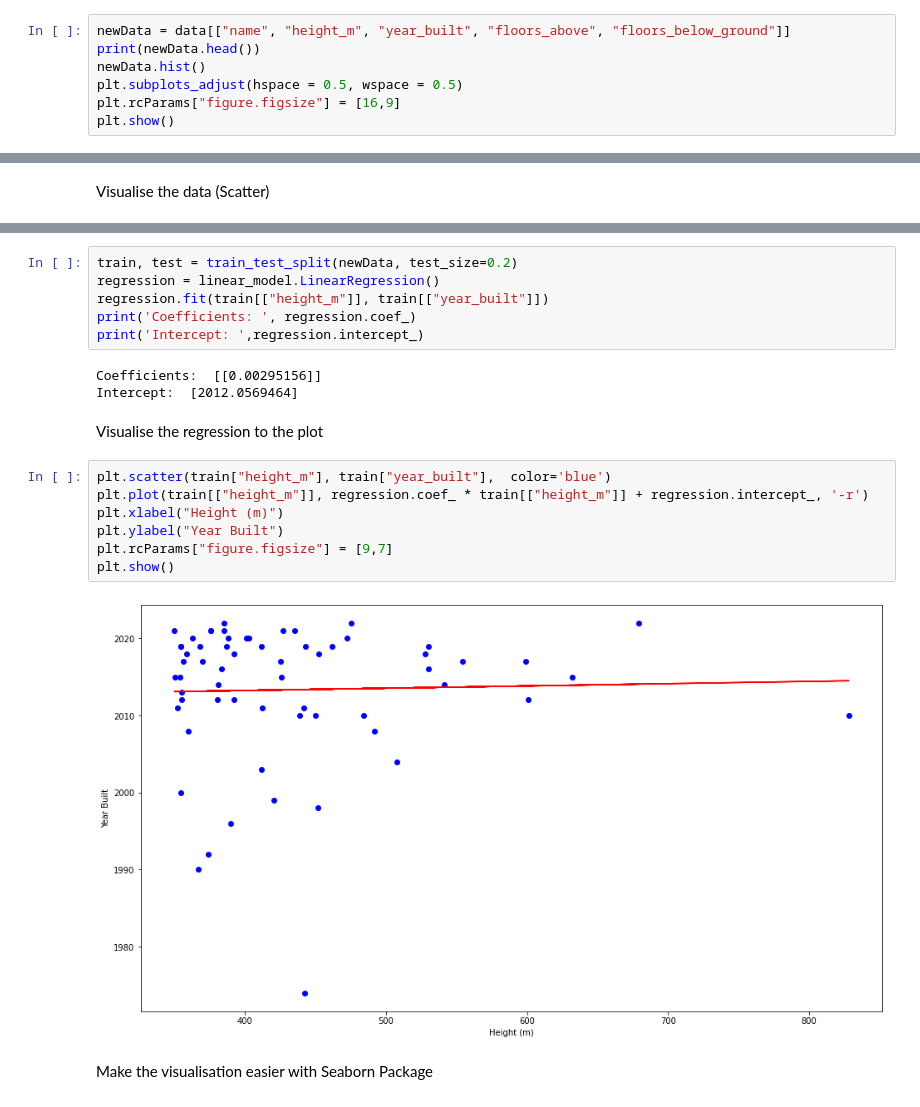
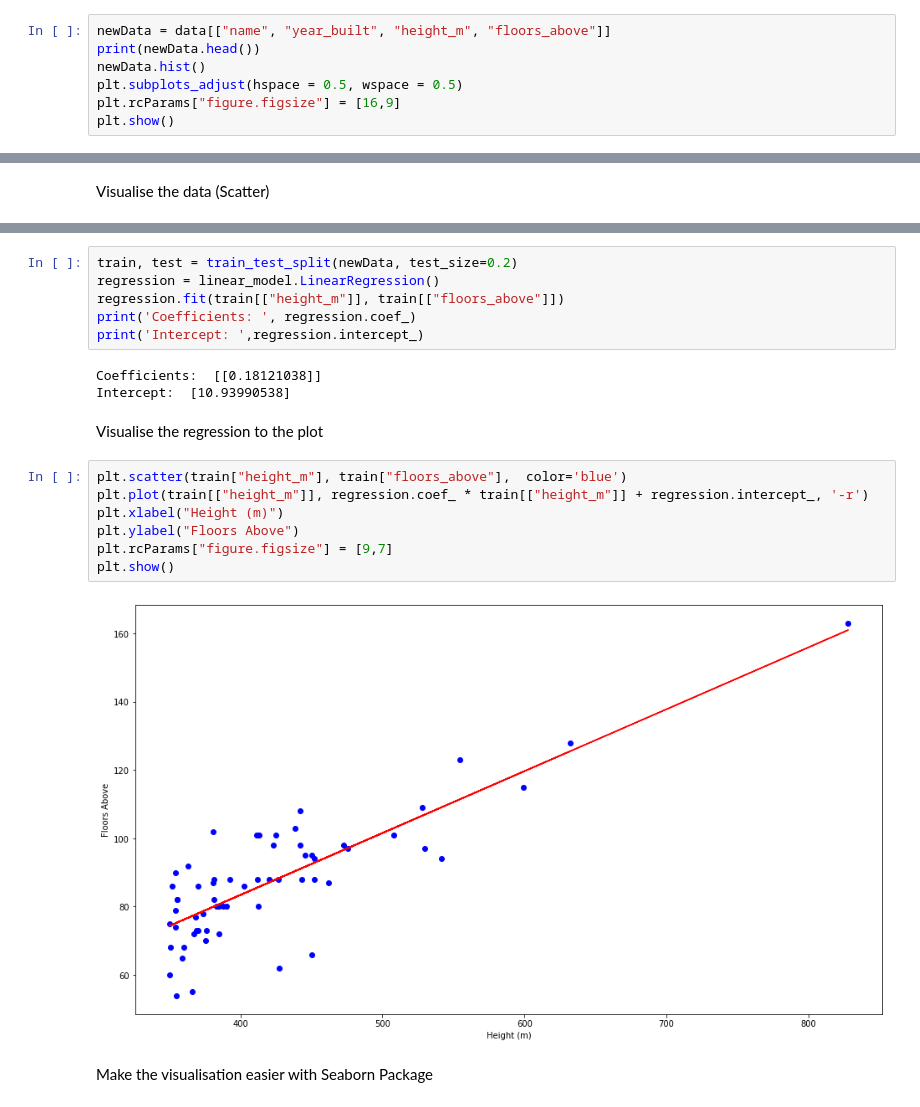
Before and after one commit to itslouisgs/comp6639-linear-regression, a Jupyter notebook: linear_regression.ipynb, the cells around one changed output, grey strips where cells are left out. Drawn from its saved outputs; the diff is of its cells as text.

```diff
--- a/linear_regression.ipynb
+++ b/linear_regression.ipynb
@@ -60,7 +73,7 @@ max    78.000000  828.000000  ...    163.000000             8.000000
 # %% [markdown]
 Select particular column, and visualise the data (histogram)
 # %%
-newData = data[["name", "height_m", "year_built", "floors_above", "floors_below_ground"]]
+newData = data[["name", "year_built", "height_m", "floors_above"]]
 print(newData.head())
 newData.hist()
 plt.subplots_adjust(hspace = 0.5, wspace = 0.5)
@@ -104,23 +110,23 @@ Regression - Height in m
 # %%
 train, test = train_test_split(newData, test_size=0.2)
 regression = linear_model.LinearRegression()
-regression.fit(train[["height_m"]], train[["year_built"]])
+regression.fit(train[["height_m"]], train[["floors_above"]])
 print('Coefficients: ', regression.coef_)
 print('Intercept: ',regression.intercept_)
 # %% [output]
-Coefficients:  [[0.00295156]]
-Intercept:  [2012.0569464]
+Coefficients:  [[0.18121038]]
+Intercept:  [10.93990538]
 # %% [markdown]
 Visualise the regression to the plot
 # %%
-plt.scatter(train["height_m"], train["year_built"],  color='blue')
+plt.scatter(train["height_m"], train["floors_above"],  color='blue')
 plt.plot(train[["height_m"]], regression.coef_ * train[["height_m"]] + regression.intercept_, '-r')
 plt.xlabel("Height (m)")
-plt.ylabel("Year Built")
+plt.ylabel("Floors Above")
 plt.rcParams["figure.figsize"] = [9,7]
 plt.show()
 # %% [output]
-[figure, old version]
+[figure, new version]
 # %% [markdown]
 Make the visualisation easier with Seaborn Package
 # %%
```
Also changed, not shown: parts of 8 cells of this notebook.
